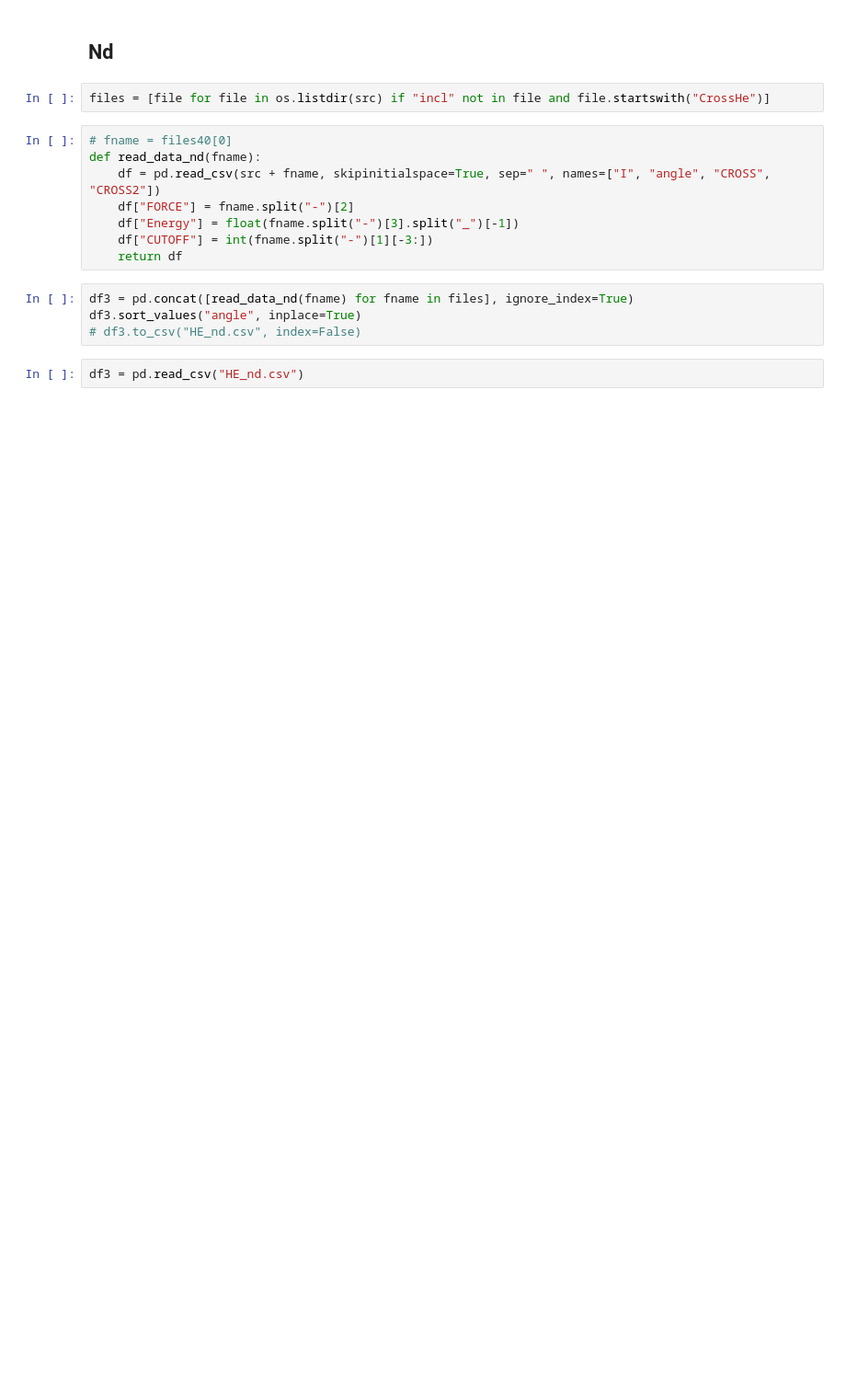
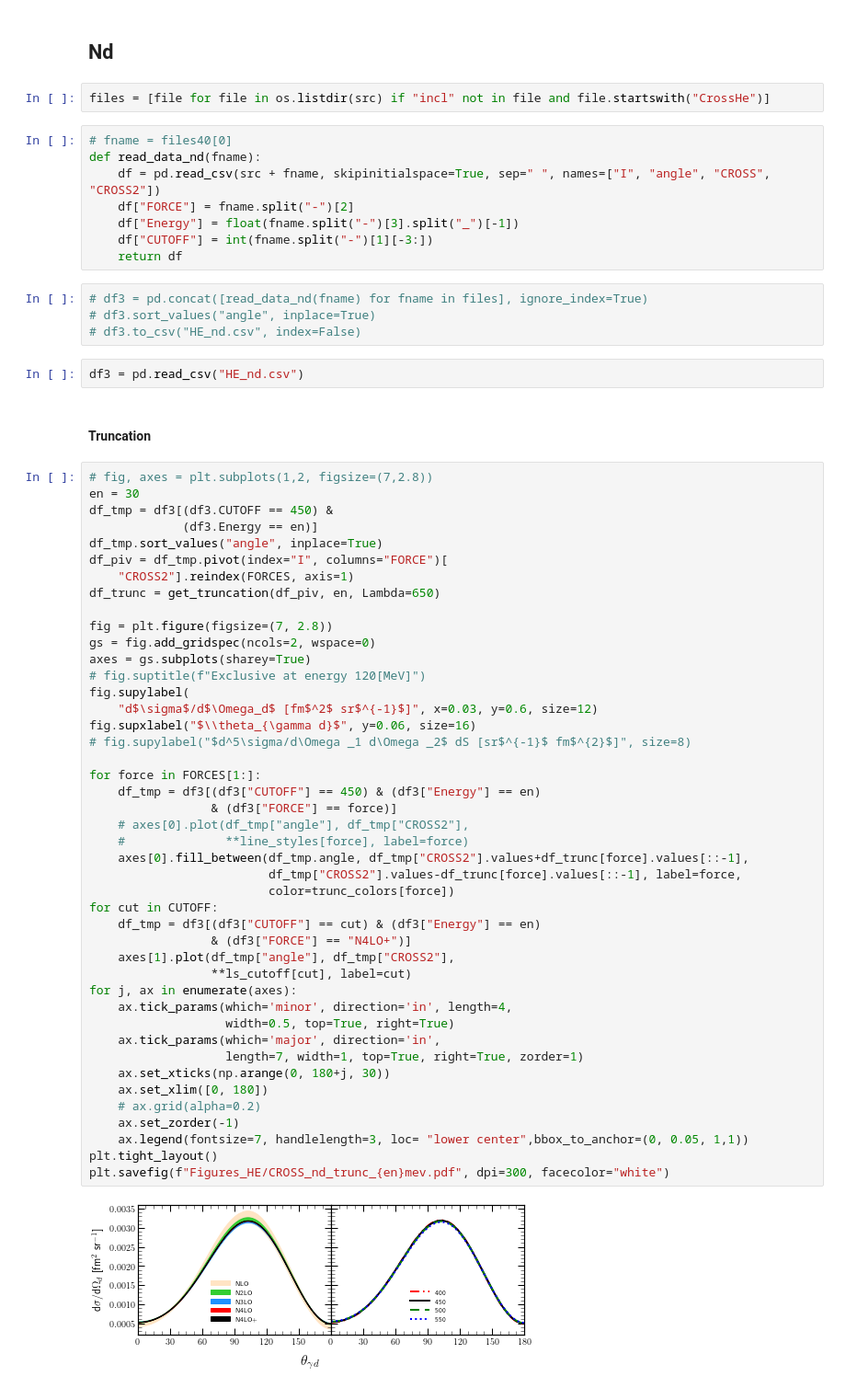
Before and after one commit to VitaliiUr/thesis, a Jupyter notebook: PlotData/figures_He.ipynb, the cells around one changed output. Shown at 92% size. Cells and saved outputs as stored; diff of their text form; blank space fills up the shorter version.

```diff
--- a/PlotData/figures_He.ipynb
+++ b/PlotData/figures_He.ipynb
@@ -478,8 +476,56 @@ def read_data_nd(fname):
     df["CUTOFF"] = int(fname.split("-")[1][-3:])
     return df
 # %%
-df3 = pd.concat([read_data_nd(fname) for fname in files], ignore_index=True)
-df3.sort_values("angle", inplace=True)
+# df3 = pd.concat([read_data_nd(fname) for fname in files], ignore_index=True)
+# df3.sort_values("angle", inplace=True)
 # df3.to_csv("HE_nd.csv", index=False)
 # %%
 df3 = pd.read_csv("HE_nd.csv")
+# %% [markdown]
+#### Truncation
+# %%
+# fig, axes = plt.subplots(1,2, figsize=(7,2.8))
+en = 30
+df_tmp = df3[(df3.CUTOFF == 450) &
+             (df3.Energy == en)]
+df_tmp.sort_values("angle", inplace=True)
+df_piv = df_tmp.pivot(index="I", columns="FORCE")[
+    "CROSS2"].reindex(FORCES, axis=1)
+df_trunc = get_truncation(df_piv, en, Lambda=650)
+
+fig = plt.figure(figsize=(7, 2.8))
+gs = fig.add_gridspec(ncols=2, wspace=0)
+axes = gs.subplots(sharey=True)
+# fig.suptitle(f"Exclusive at energy 120[MeV]")
+fig.supylabel(
+    "d$\sigma$/d$\Omega_d$ [fm$^2$ sr$^{-1}$]", x=0.03, y=0.6, size=12)
+fig.supxlabel("$\\theta_{\gamma d}$", y=0.06, size=16)
+# fig.supylabel("$d^5\sigma/d\Omega _1 d\Omega _2$ dS [sr$^{-1}$ fm$^{2}$]", size=8)
+
+for force in FORCES[1:]:
+    df_tmp = df3[(df3["CUTOFF"] == 450) & (df3["Energy"] == en)
+                 & (df3["FORCE"] == force)]
+    # axes[0].plot(df_tmp["angle"], df_tmp["CROSS2"],
+    #              **line_styles[force], label=force)
+    axes[0].fill_between(df_tmp.angle, df_tmp["CROSS2"].values+df_trunc[force].values[::-1],
+                         df_tmp["CROSS2"].values-df_trunc[force].values[::-1], label=force,
+                         color=trunc_colors[force])
+for cut in CUTOFF:
+    df_tmp = df3[(df3["CUTOFF"] == cut) & (df3["Energy"] == en)
+                 & (df3["FORCE"] == "N4LO+")]
+    axes[1].plot(df_tmp["angle"], df_tmp["CROSS2"],
+                 **ls_cutoff[cut], label=cut)
+for j, ax in enumerate(axes):
+    ax.tick_params(which='minor', direction='in', length=4,
+                   width=0.5, top=True, right=True)
+    ax.tick_params(which='major', direction='in',
+                   length=7, width=1, top=True, right=True, zorder=1)
+    ax.set_xticks(np.arange(0, 180+j, 30))
+    ax.set_xlim([0, 180])
+    # ax.grid(alpha=0.2)
+    ax.set_zorder(-1)
+    ax.legend(fontsize=7, handlelength=3, loc= "lower center",bbox_to_anchor=(0, 0.05, 1,1))
+plt.tight_layout()
+plt.savefig(f"Figures_HE/CROSS_nd_trunc_{en}mev.pdf", dpi=300, facecolor="white")
+# %% [output]
+[figure, added]
```
Also changed, not shown: parts of 6 cells of this notebook, 5 other files.
